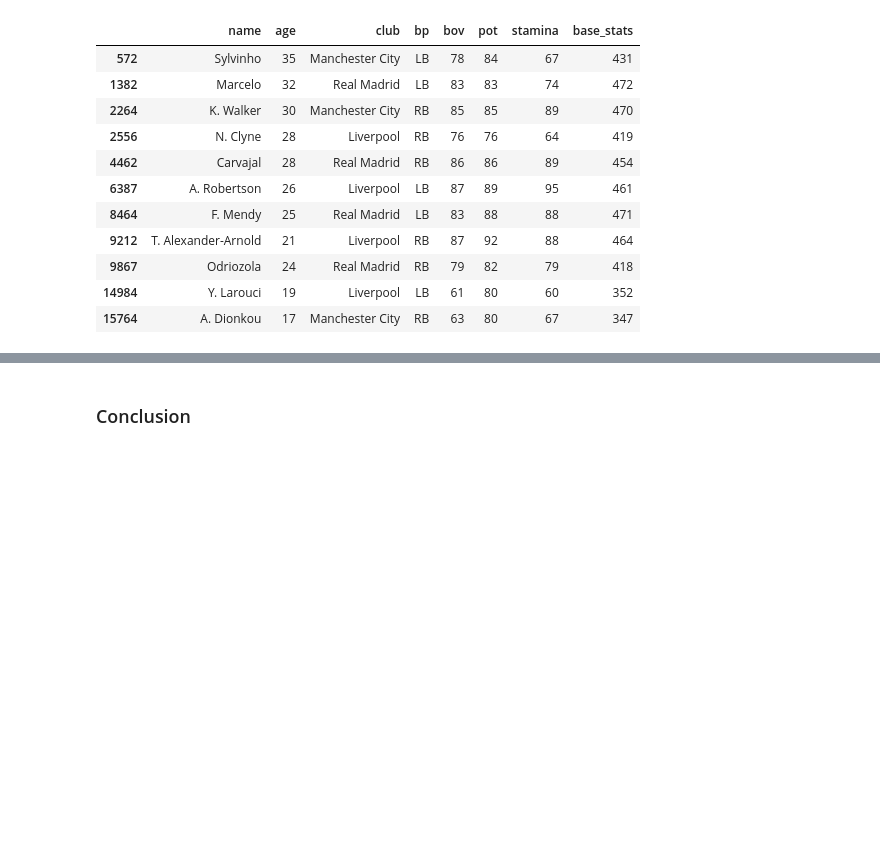
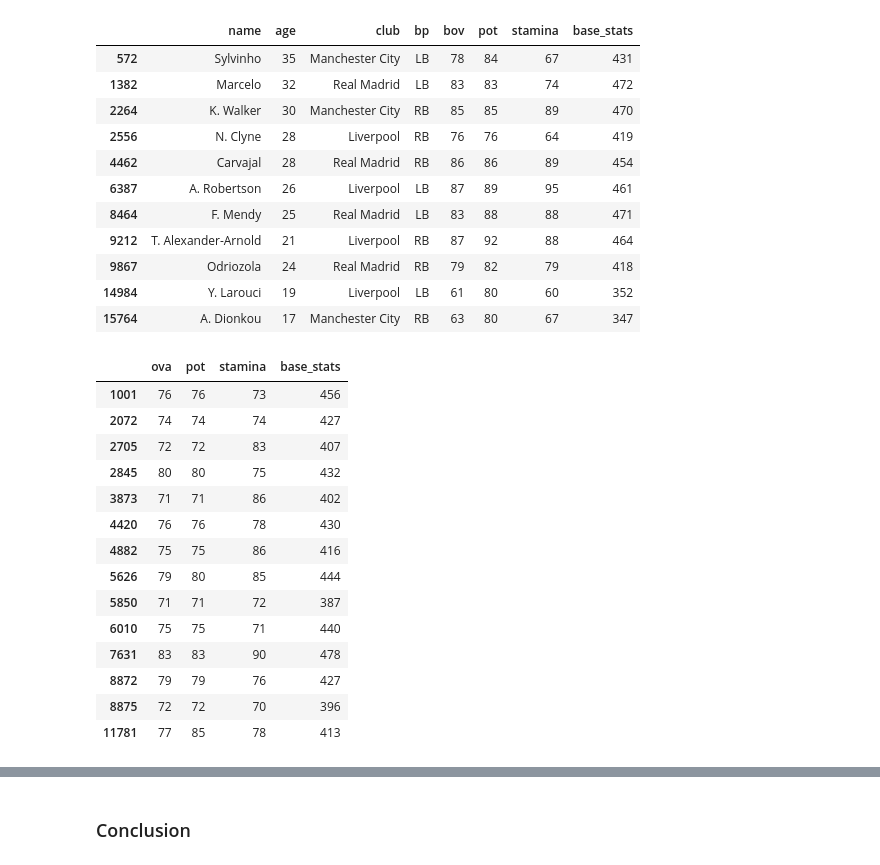
Before and after one commit to sebastianvier/football_moneyball_21, a Jupyter notebook: moneyball.ipynb, the cells around one changed output, grey strips where cells are left out. Drawn from its saved outputs; the diff is of its cells as text; code cells hidden in the pictures; blank space fills up the shorter version.

```diff
--- a/moneyball.ipynb
+++ b/moneyball.ipynb
@@ -501,4 +493,23 @@ best_players[['name','age','club','bp','bov', 'pot', 'stamina', 'base_stats']]
 | 9867 | Odriozola | 24 | Real Madrid | RB | 79 | 82 | 79 | 418 |
 | 14984 | Y. Larouci | 19 | Liverpool | LB | 61 | 80 | 60 | 352 |
 | 15764 | A. Dionkou | 17 | Manchester City | RB | 63 | 80 | 67 | 347 |
+# %%
+candidates_stats = candidates['ova pot stamina base_stats'.split()]
+candidates_stats
+# %% [output]
+|  | ova | pot | stamina | base_stats |
+| 1001 | 76 | 76 | 73 | 456 |
+| 2072 | 74 | 74 | 74 | 427 |
+| 2705 | 72 | 72 | 83 | 407 |
+| 2845 | 80 | 80 | 75 | 432 |
+| 3873 | 71 | 71 | 86 | 402 |
+| 4420 | 76 | 76 | 78 | 430 |
+| 4882 | 75 | 75 | 86 | 416 |
+| 5626 | 79 | 80 | 85 | 444 |
+| 5850 | 71 | 71 | 72 | 387 |
+| 6010 | 75 | 75 | 71 | 440 |
+| 7631 | 83 | 83 | 90 | 478 |
+| 8872 | 79 | 79 | 76 | 427 |
+| 8875 | 72 | 72 | 70 | 396 |
+| 11781 | 77 | 85 | 78 | 413 |
 # %%
```
Also changed, not shown: parts of 6 cells of this notebook.
